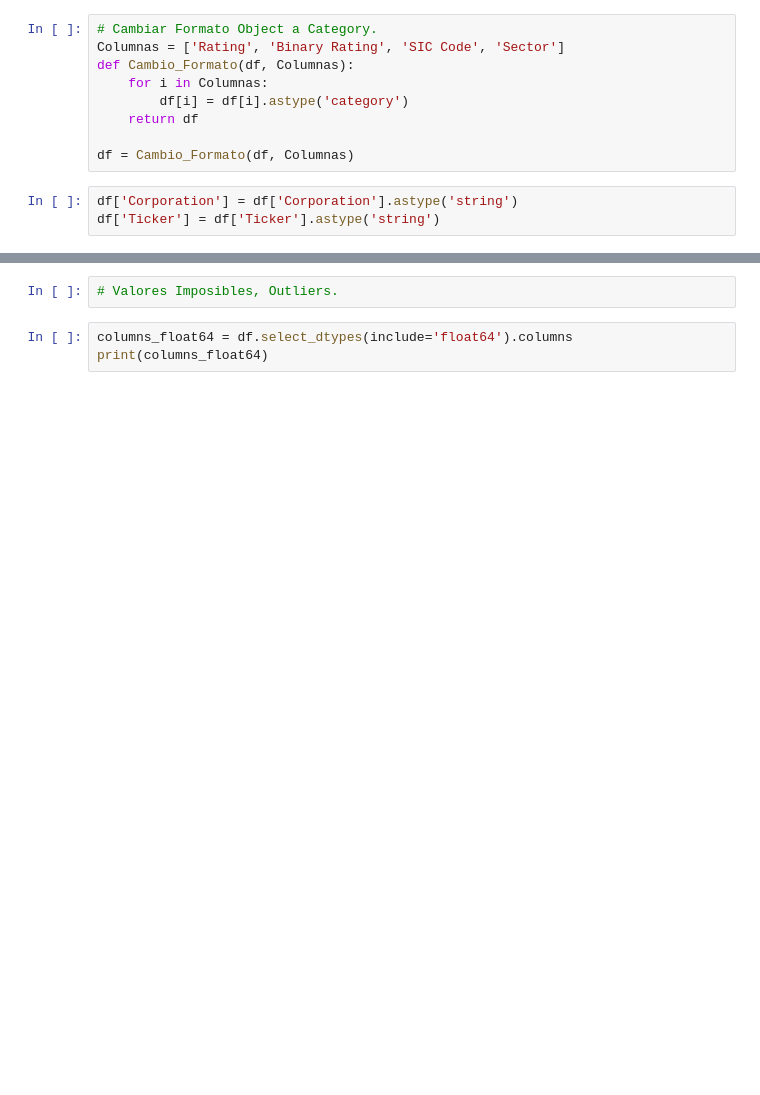
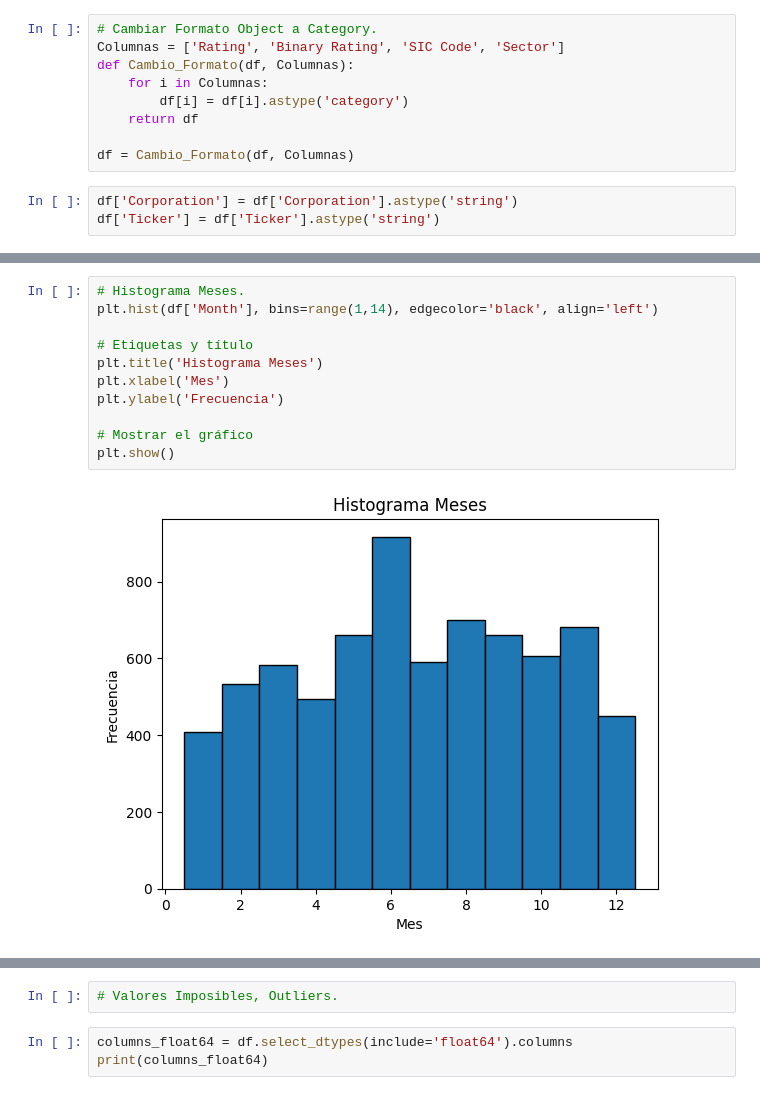
Before and after one commit to jfdonosom/Notebooks, a Jupyter notebook: Preentrega_DSII_Donoso_Mendieta.ipynb, the cells around one changed output, grey strips where cells are left out. Saved outputs shown, nothing was run; the diff lists cells and outputs as text; blank space fills up the shorter version.

```diff
--- a/Preentrega_DSII_Donoso_Mendieta.ipynb
+++ b/Preentrega_DSII_Donoso_Mendieta.ipynb
@@ -251,0 +277,13 @@ df['Month'] = df['Rating Date'].dt.month.astype('int64')
+# %%
+# Histograma Meses.
+plt.hist(df['Month'], bins=range(1,14), edgecolor='black', align='left')
+
+# Etiquetas y título
+plt.title('Histograma Meses')
+plt.xlabel('Mes')
+plt.ylabel('Frecuencia')
+
+# Mostrar el gráfico
+plt.show()
+# %% [output]
+[figure, added]
```
Also changed, not shown: parts of 34 cells of this notebook.
